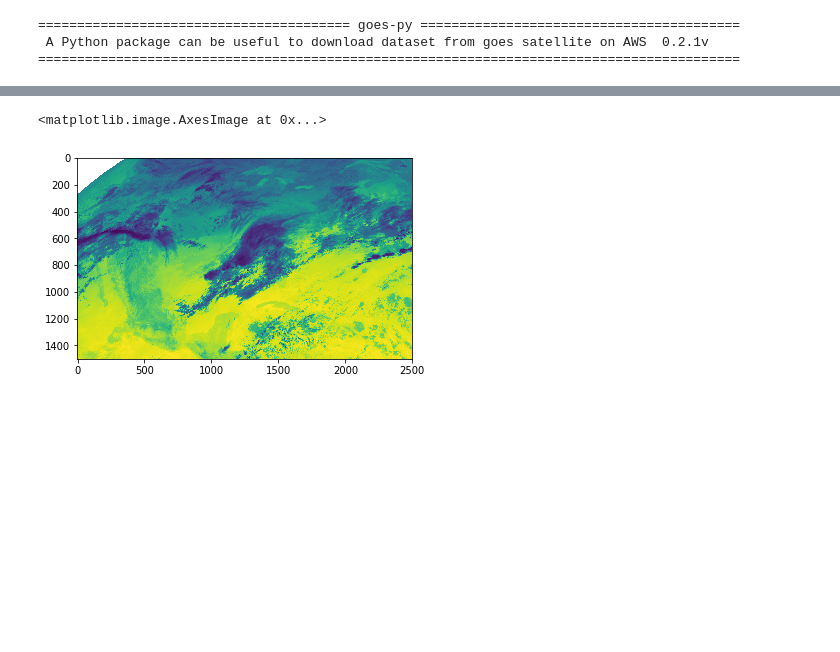
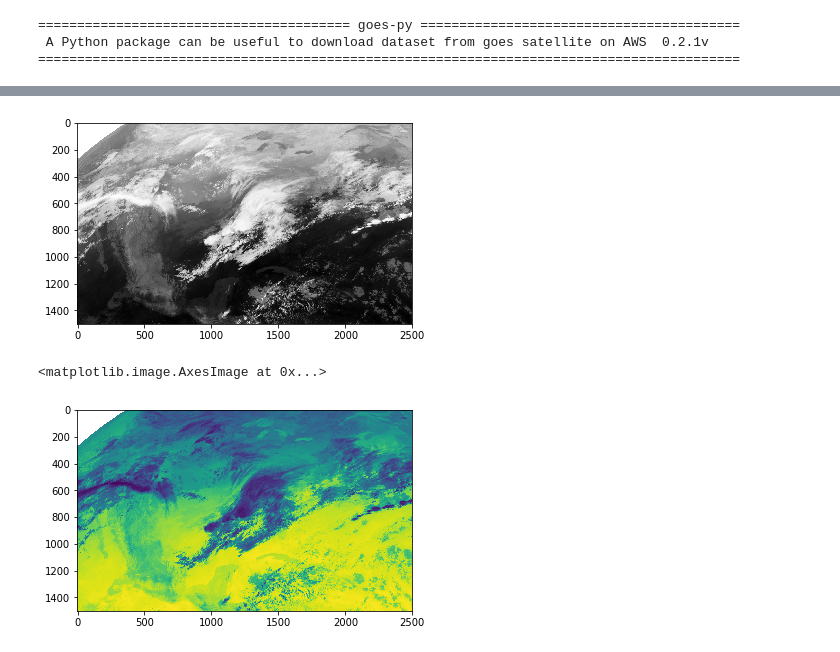
Before and after one commit to spestana/goes-ortho, a Jupyter notebook: goes-aws.ipynb, the cells around one changed output, grey strips where cells are left out. Drawn from its saved outputs; the diff is of its cells as text; code cells hidden in the pictures; blank space fills up the shorter version.

Commit message:
Trying defining a window with gdal

```diff
--- a/goes-aws.ipynb
+++ b/goes-aws.ipynb
@@ -63,7 +61,8 @@ hour='12'
 product='ABI-L1b-RadC'
 channel='C14'
 # %%
-filepath = '/home/jovyan/goes16/{}/{}/{}/{}/{}/{}/'.format(year,month,day,product,hour,channel)
+goes16_path = '/home/jovyan/goes16' # or if at home 'C:/Users/steve/goes16'
+filepath = '{}/{}/{}/{}/{}/{}/{}/'.format(goes16_path,year,month,day,product,hour,channel)
 if not os.path.exists(filepath):
     ABI = ABI_Downloader(bucket,year,month,day,hour,product,channel)
 # %%
@@ -170,3 +188,53 @@ c14.Rad.plot(ax=ax)
+# %%
+# Required libraries
+import matplotlib.pyplot as plt
+from netCDF4 import Dataset
+from osgeo import gdal
+from osgeo import osr
+import numpy as np
+import pdb
+import subprocess
+
+# Path to the GOES-R simulated image file
+path = file
+
+# Open the file using the NetCDF4 library
+nc = Dataset(path)
+
+# Extract the Brightness Temperature values from the NetCDF
+data = nc.variables['Rad'][:]
+#it automatically fills null values to 65535
+data.data[data.data == 65535] = -1
+normData = data.data * 255
+normData[normData == -255] = 255
+normData8 = normData.astype('uint8')
+
+nx = data.data.shape[0]
+ny = data.data.shape[1]
+latLon = nc['geospatial_lat_lon_extent']
+xmin, ymin, xmax, ymax = [latLon.geospatial_westbound_longitude, latLon.geospatial_southbound_latitude, latLon.geospatial_eastbound_longitude, latLon.geospatial_northbound_latitude]
+
+
+xres = (xmax - xmin) / float(nx)
+yres = (ymax - ymin) / float(ny)
+geotransform = (xmin, xres, 0, ymax, 0, -yres)
+normData = data.data/data.data.max() * 255
+dst_ds = gdal.GetDriverByName('GTiff').Create('myGeoTIFF_unwarped2.tif', ny, nx, 1, gdal.GDT_Byte)
+
+dst_ds.SetGeoTransform(geotransform)    # specify coords
+srs = osr.SpatialReference()            # establish encoding
+srs.ImportFromEPSG(4326)                # WGS84 lat/long
+dst_ds.SetProjection(srs.ExportToWkt()) # export coords to file
+dst_ds.GetRasterBand(1).WriteArray(normData8)   # write r-band to the raster
+dst_ds.FlushCache()                     # write to disk
+
+dst_ds = None
+# Show data
+plt.imshow(data, cmap='Greys')
+plt.show()
+nc.close()
+# %% [output]
+[figure, added]
 # %%
 # make a 2d array of both x and y in radians
 x, y = np.meshgrid(c14.x.values, c14.y.values)
```
Also changed, not shown: parts of 13 cells of this notebook.
